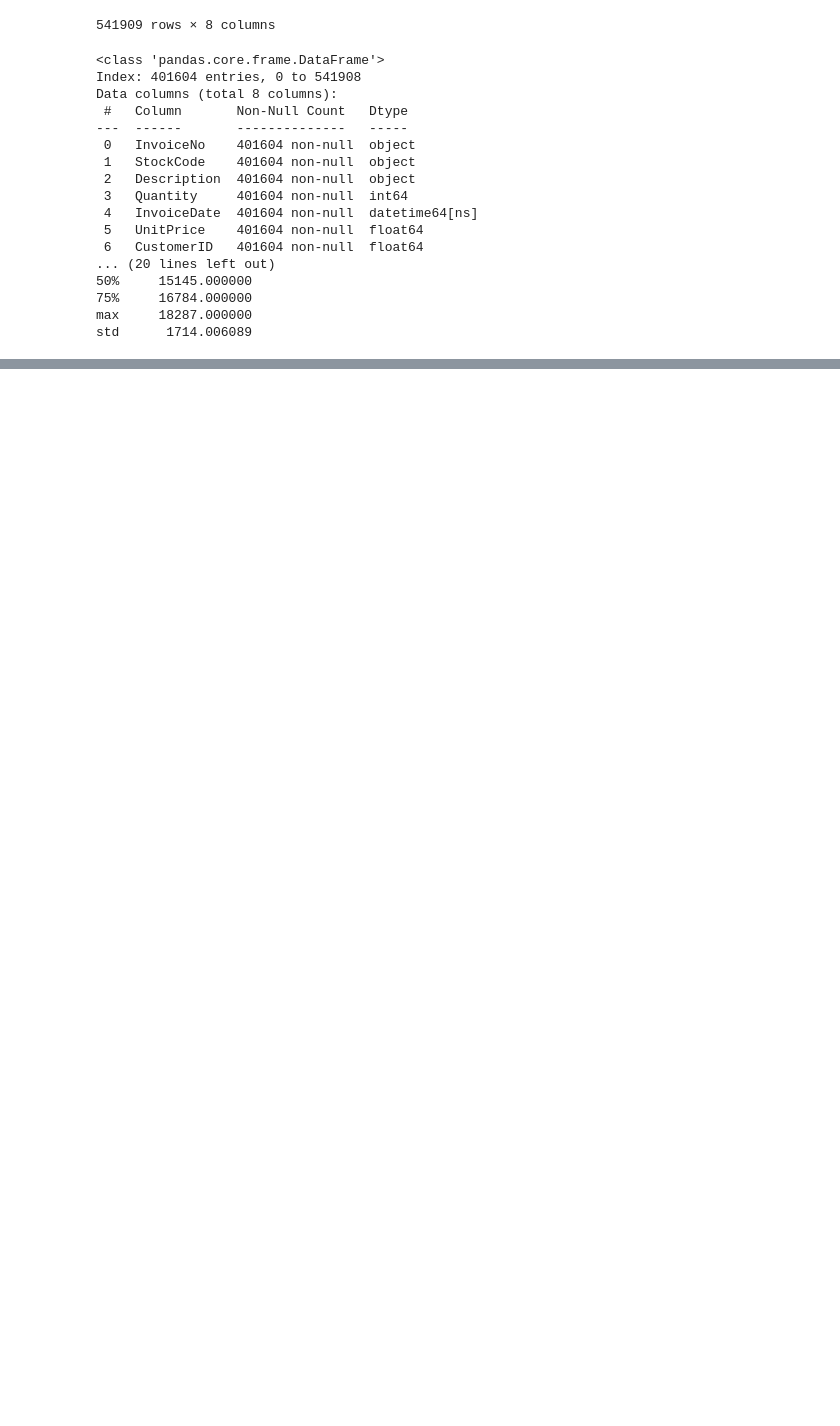
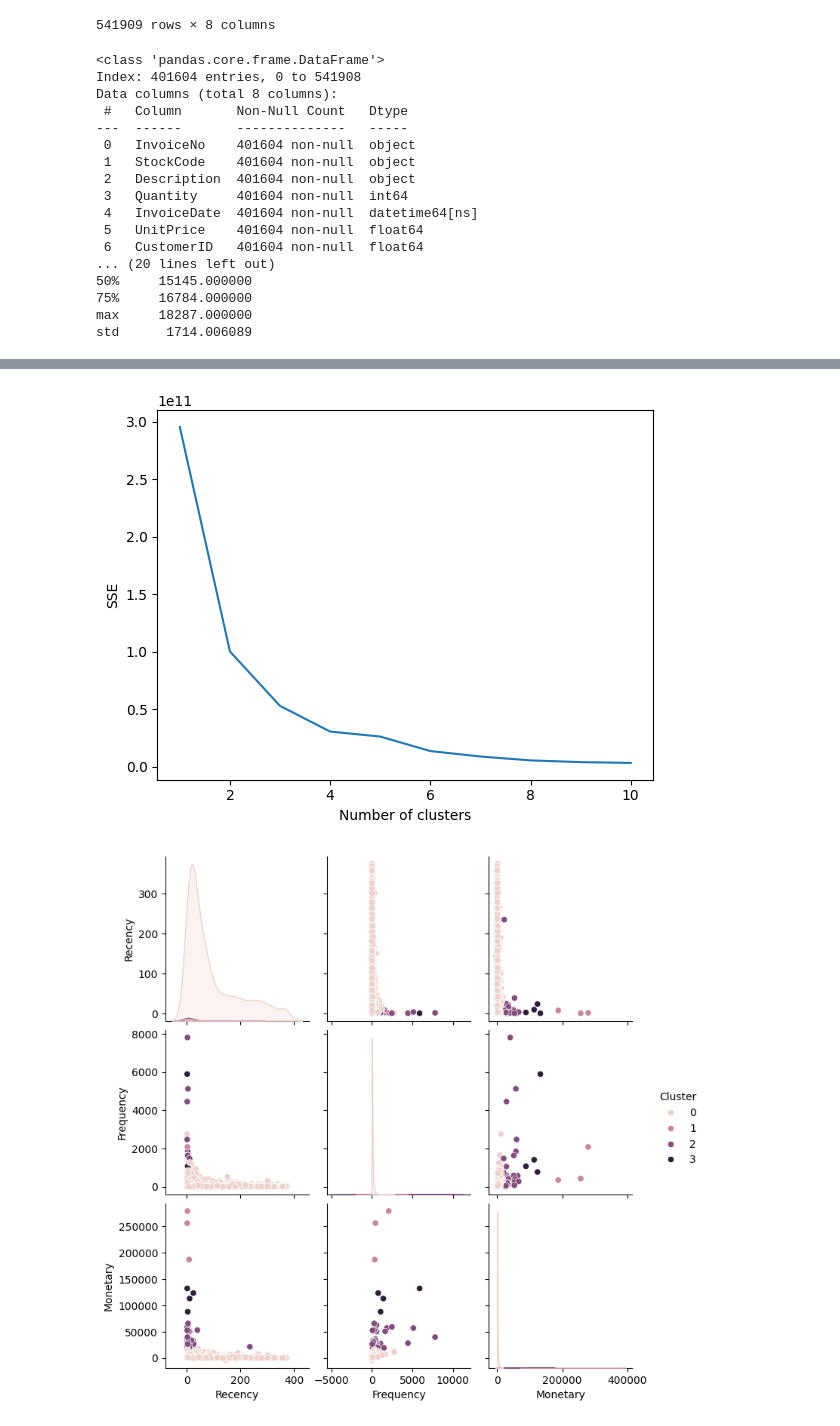
Before and after one commit to Mahdiyeh-Asgharpour/Customer-Purchase-Behavior-Analysis, a Jupyter notebook: CPBA.ipynb, the cells around one changed output, grey strips where cells are left out. Cells and saved outputs as stored; diff of their text form; code cells hidden in the pictures; blank space fills up the shorter version.

Commit message:
Data Analysis and Feature Engineering and Finish

```diff
--- a/CPBA.ipynb
+++ b/CPBA.ipynb
@@ -94,3 +120,13 @@ Data columns (total 8 columns):
 75%     16784.000000
 max     18287.000000
 std      1714.006089
+# %%
+data['TotalSales'] = data['Quantity'] * data['UnitPrice']
+snapshot_date = data['InvoiceDate'].max() + dt.timedelta(days=1)
+rfm = data.groupby('CustomerID').agg({
+    'InvoiceDate': lambda x: (snapshot_date - x.max()).days,
+    'InvoiceNo': 'count',
+    'TotalSales': 'sum'
+}).rename(columns={'InvoiceDate': 'Recency', 'InvoiceNo': 'Frequency', 'TotalSales': 'Monetary'})
+
+print(rfm.head())
@@ -96,0 +141,18 @@ std      1714.006089
+# %%
+sse = {}
+for k in range(1, 11):
+    kmeans = KMeans(n_clusters=k, random_state=1)
+    kmeans.fit(rfm)
+    sse[k] = kmeans.inertia_
+plt.figure()
+plt.plot(list(sse.keys()), list(sse.values()))
+plt.xlabel("Number of clusters")
+plt.ylabel("SSE")
+plt.show()
+kmeans = KMeans(n_clusters=4, random_state=1)
+rfm['Cluster'] = kmeans.fit_predict(rfm)
+sns.pairplot(rfm, hue='Cluster')
+plt.show()
+# %% [output]
+[figure, added]
+[figure, added]
```
Also changed, not shown: parts of 4 cells of this notebook, 1 other file.
